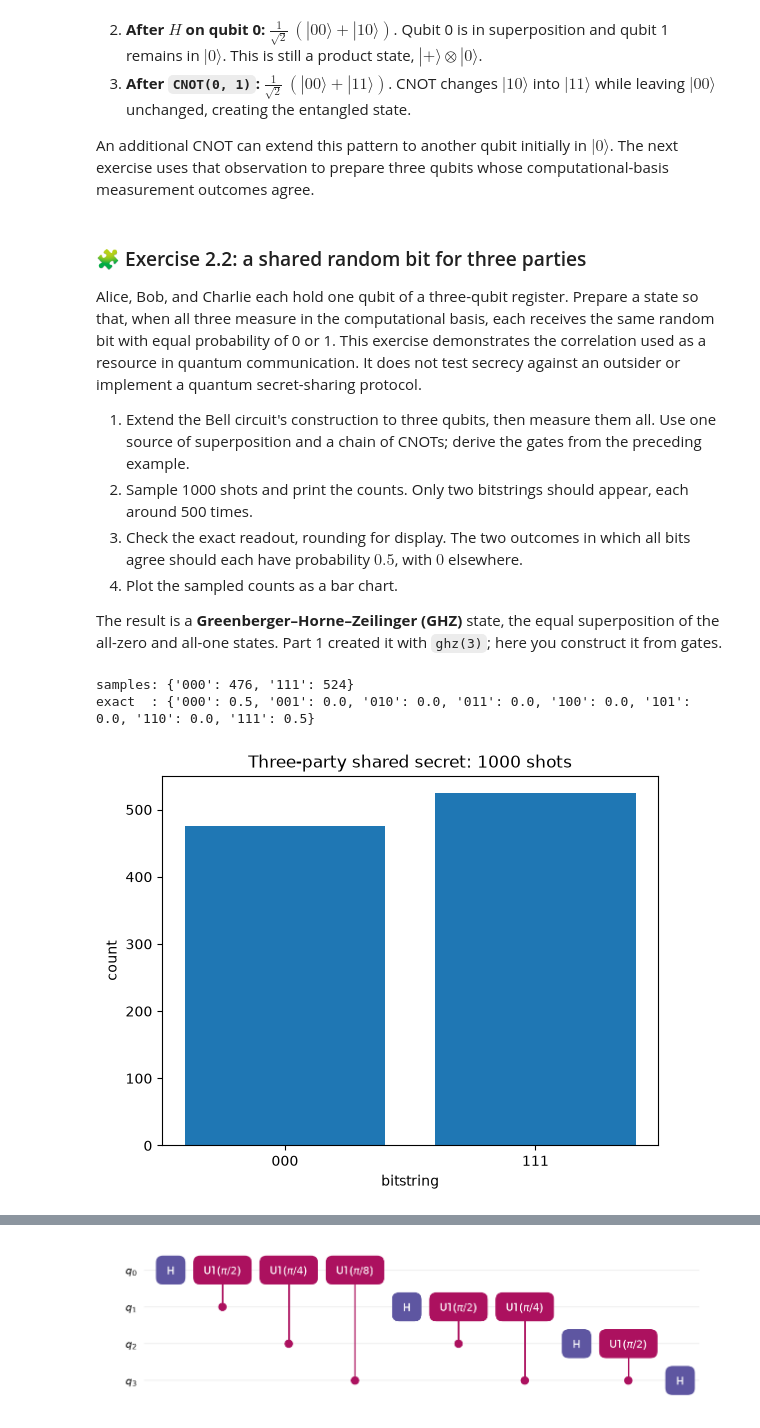
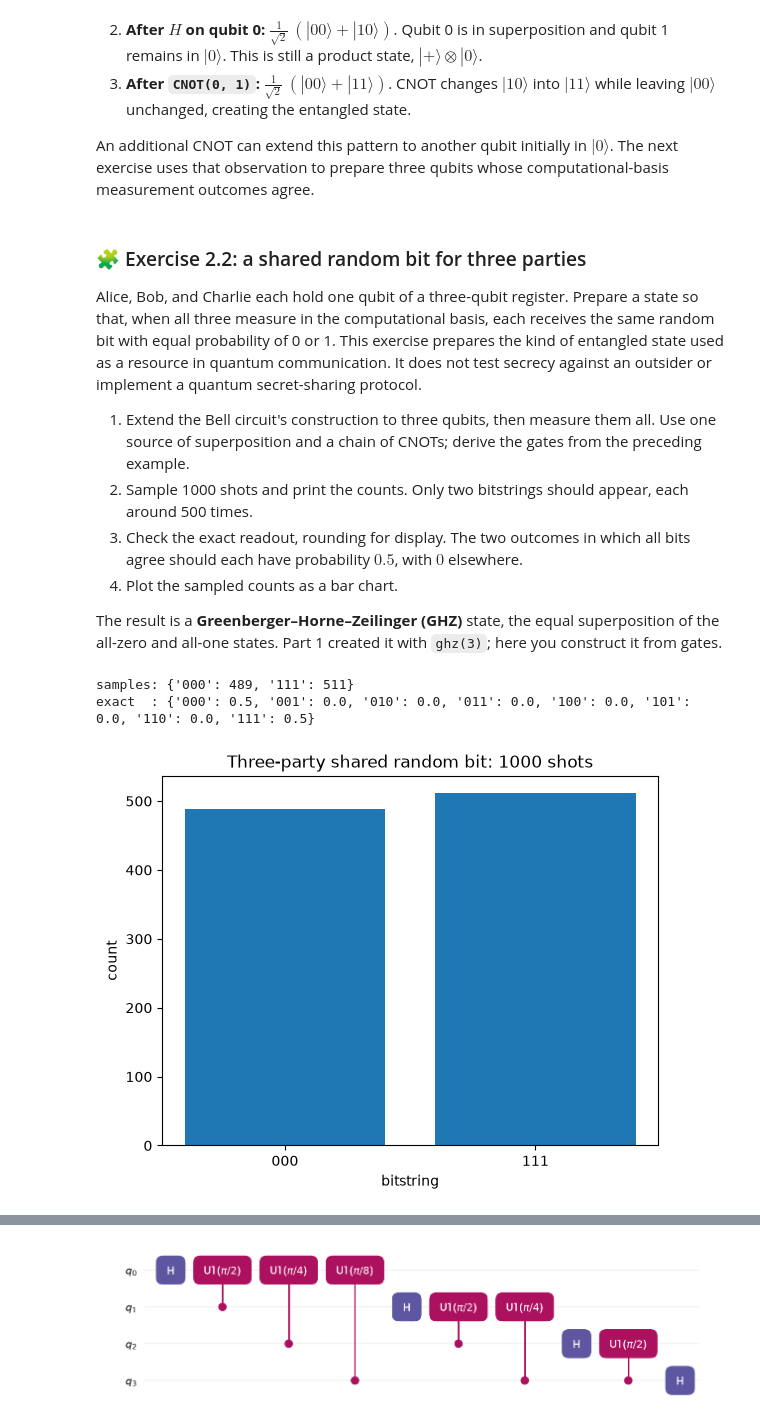
Before and after one commit to qilimanjaro-tech/pycon-greece-2026-qilisdk-tutorial, a Jupyter notebook: notebooks/solutions/02_circuits.ipynb, the cells around one changed output, grey strips where cells are left out. Drawn from its saved outputs; the diff is of its cells as text; code cells hidden in the pictures.

```diff
--- a/notebooks/solutions/02_circuits.ipynb
+++ b/notebooks/solutions/02_circuits.ipynb
@@ -461,7 +498,7 @@ An additional CNOT can extend this pattern to another qubit initially in $|0\ran
 # %% [markdown]
 ### 🧩 Exercise 2.2: a shared random bit for three parties
 
-Alice, Bob, and Charlie each hold one qubit of a three-qubit register. Prepare a state so that, when all three measure in the computational basis, each receives the same random bit with equal probability of 0 or 1. This exercise demonstrates the correlation used as a resource in quantum communication. It does not test secrecy against an outsider or implement a quantum secret-sharing protocol.
+Alice, Bob, and Charlie each hold one qubit of a three-qubit register. Prepare a state so that, when all three measure in the computational basis, each receives the same random bit with equal probability of 0 or 1. This exercise prepares the kind of entangled state used as a resource in quantum communication. It does not test secrecy against an outsider or implement a quantum secret-sharing protocol.
 
 1. Extend the Bell circuit's construction to three qubits, then measure them all. Use one source of superposition and a chain of CNOTs; derive the gates from the preceding example.
 2. Sample 1000 shots and print the counts. Only two bitstrings should appear, each around 500 times.
@@ -472,32 +509,32 @@ The result is a **Greenberger–Horne–Zeilinger (GHZ)** state, the equal super
 # %%
 secret = Circuit(3)
 
 # step 1: prepare a superposition and entangle all three qubits with a CNOT chain
 secret.add(H(0))
 secret.add(CNOT(0, 1))
 secret.add(CNOT(1, 2))
 secret.add(M(0, 1, 2))
 
 # step 2: sample the circuit; only '000' and '111' should appear
 secret_result = QiliSim().execute(DigitalPropagation(secret), Readout().with_sampling(nshots=1000))
 secret_counts = secret_result.get_samples()
 print("samples:", secret_counts)
 
 # step 3: check for probability 0.5 on each matching-bit outcome, 0 elsewhere
 secret_exact = QiliSim().execute(DigitalPropagation(secret), Readout().with_state_tomography())
 print("exact  :", {k: round(p, 6) for k, p in secret_exact.state_tomography.probabilities.items()})
 
 # step 4: histogram of the sampled counts
 secret_labels = sorted(secret_counts)
 plt.bar(secret_labels, [secret_counts[k] for k in secret_labels])
-plt.title("Three-party shared secret: 1000 shots")
+plt.title("Three-party shared random bit: 1000 shots")
 plt.xlabel("bitstring")
 plt.ylabel("count")
 plt.show()
 # %% [output]
-samples: {'000': 476, '111': 524}
+samples: {'000': 489, '111': 511}
 exact  : {'000': 0.5, '001': 0.0, '010': 0.0, '011': 0.0, '100': 0.0, '101': 0.0, '110': 0.0, '111': 0.5}
-[figure, old version]
+[figure, new version]
 # %% [markdown]
 ## 2.5 · Compiling for hardware
 
```
Also changed, not shown: parts of 37 cells of this notebook, 19 other files.
